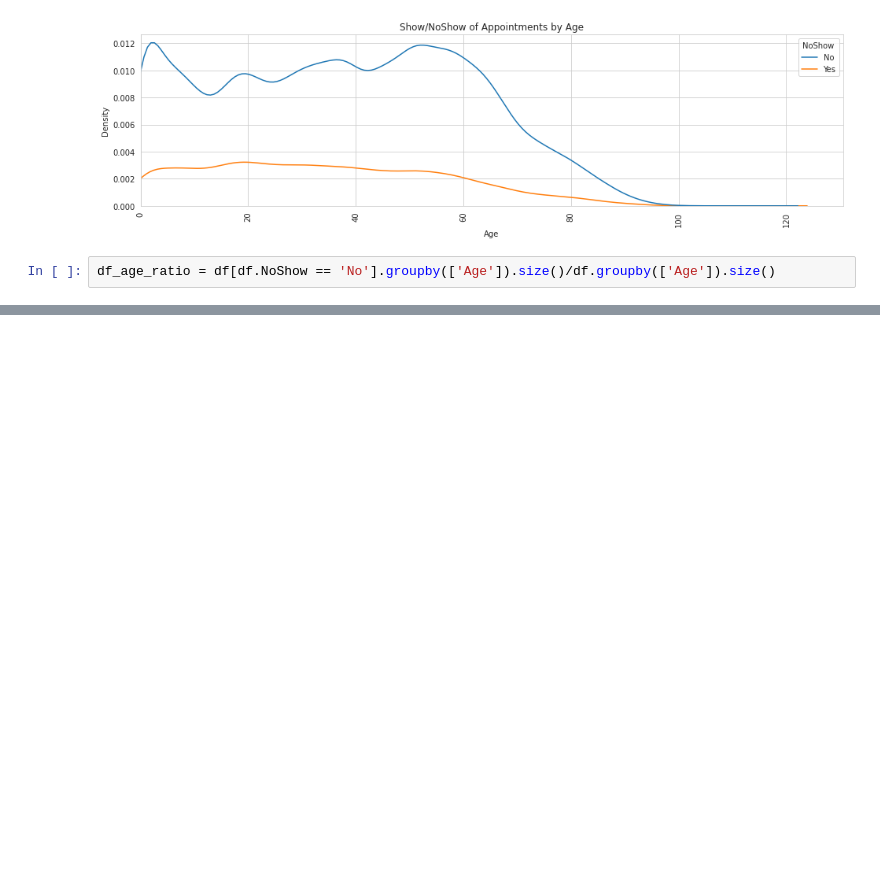
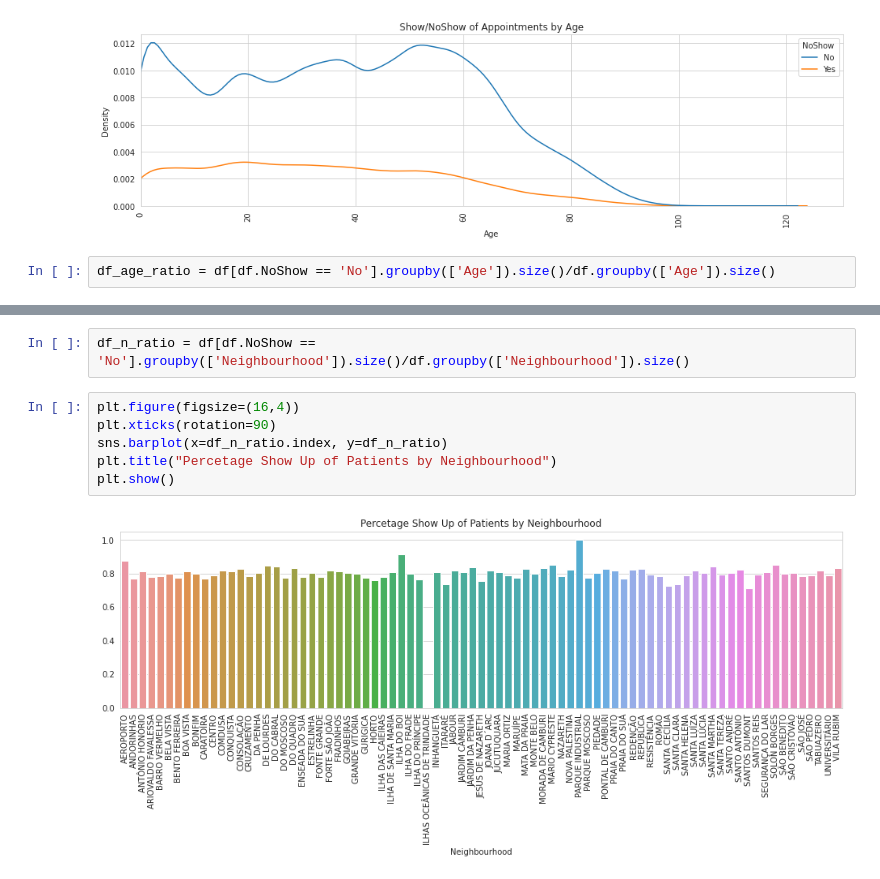
Before and after one commit to Omerdan03/Doc-Oclock, a Jupyter notebook: Data_Science/Doc_oclock_training.ipynb, the cells around one changed output, grey strips where cells are left out. Saved outputs shown, nothing was run; the diff lists cells and outputs as text; blank space fills up the shorter version.

```diff
--- a/Data_Science/Doc_oclock_training.ipynb
+++ b/Data_Science/Doc_oclock_training.ipynb
@@ -366,3 +466,13 @@ ax.set_title("No of Appointments by Neighbourhood")
 plt.show()
 # %% [output]
 [figure]
+# %%
+df_n_ratio = df[df.NoShow == 'No'].groupby(['Neighbourhood']).size()/df.groupby(['Neighbourhood']).size()
+# %%
+plt.figure(figsize=(16,4))
+plt.xticks(rotation=90)
+sns.barplot(x=df_n_ratio.index, y=df_n_ratio)
+plt.title("Percetage Show Up of Patients by Neighbourhood")
+plt.show()
+# %% [output]
+[figure, added]
```
Also changed, not shown: parts of 86 cells of this notebook.
